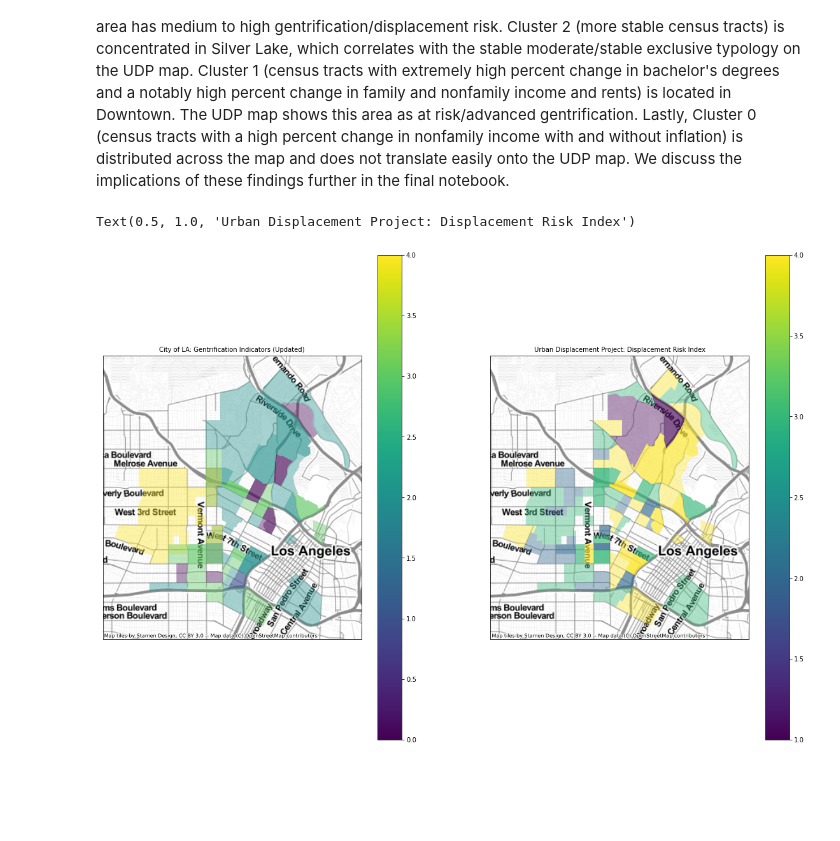
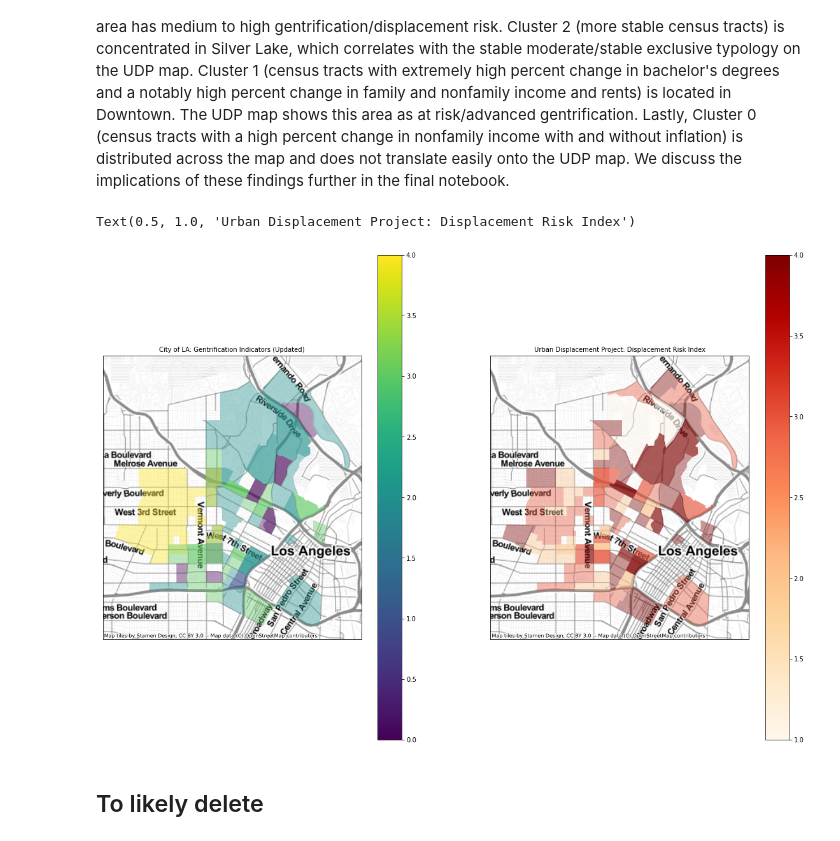
Before and after one commit to micamobrien/UDS-Project--Full-Team-, a Jupyter notebook: Clustering.ipynb, the cells around one changed output. Cells and saved outputs as stored; diff of their text form; code cells hidden in the pictures; blank space fills up the shorter version.

```diff
--- a/Clustering.ipynb
+++ b/Clustering.ipynb
@@ -403,7 +405,7 @@ radar_plot (kmeans, variablesGdf2)
 # %% [markdown]
 Next, I map the 5 clusters to see if I can identify spatial patterns. I join the base dataset to a census tract boundary file to execute the map.
 # %%
-census_tracts = gpd.read_file('Census_Tracts_2020.geojson')
+census_tracts = gpd.read_file('Data/Census_Tracts_2020.geojson')
 census_tracts
 # %% [output]
 |  | OBJECTID | CT20 | LABEL | ShapeSTArea | ShapeSTLength | geometry |
@@ -462,5 +466,5 @@ variablesGdf_final
 # %%
-variablesGdf_final = variablesGdf_final.drop(columns=['geometry_x', 'OBJECTID', 'CT20','LABEL', 'ShapeSTArea','ShapeSTLength', '_merge'])
+variablesGdf_final = variablesGdf_final.drop(columns=['geometry_x', 'OBJECTID','LABEL', 'ShapeSTArea','ShapeSTLength', '_merge'])
 # %%
 variablesGdf_final = variablesGdf_final.rename(columns={'geometry_y':'geometry'})
 # %%
@@ -999,6 +1003,6 @@ variablesGdf_final['Silver Lake'] = variablesGdf_final['Silver Lake'].replace(['
                                                                         'Downtown', 'Westlake'], '0')
 # %%
 variablesGdf_subset = variablesGdf_final[['name', 'geometry', 'GEOID', 'Typology', 'Typology_numeric',
-                                         'Typology_numeric2']]
+                                         'Typology_numeric2', 'CT20']]
 # %%
-variablesGdf_final1 = variablesGdf_final.drop(columns={'name', 'geometry', 'GEOID', 'Typology', 'cluster_id', 'Typology_numeric', 'Typology_numeric2'})
+variablesGdf_final1 = variablesGdf_final.drop(columns={'name', 'geometry', 'GEOID', 'Typology', 'CT20','cluster_id', 'Typology_numeric', 'Typology_numeric2'})
@@ -1072,25 +1078,25 @@ When I re-map the clusters next to the UDP map, greater patterns emerge. Cluster
 # %%
 fig, axs = plt.subplots(1, 2, figsize=(20, 14), sharex=True, sharey=True)
 
 ax1, ax2 = axs
 
 variablesGdf_final1.to_crs('EPSG:3857').plot('cluster_id', legend=True, ax = ax1, alpha=0.4)
 ctx.add_basemap(ax1, zoom=12, source=ctx.providers.Stamen.TonerLite)
 
 ax1.set_xticks([])
 ax1.set_yticks([])
 
 ax1.set_title('City of LA: Gentrification Indicators (Updated)', fontsize=10)
 
 
-variablesGdf_final1.to_crs('EPSG:3857').plot('Typology_numeric2', legend=True, ax = ax2, alpha=0.4)
+variablesGdf_final1.to_crs('EPSG:3857').plot('Typology_numeric2', legend=True, cmap='OrRd', ax = ax2, alpha=0.4)
 ctx.add_basemap(ax2, zoom=12, source=ctx.providers.Stamen.TonerLite)
 
 ax2.set_xticks([])
 ax2.set_yticks([])
 
 ax2.set_title('Urban Displacement Project: Displacement Risk Index', fontsize=10)
 # %% [output]
 Text(0.5, 1.0, 'Urban Displacement Project: Displacement Risk Index')
-[figure, old version]
+[figure, new version]
 # %%
@@ -1099,6 +1105,8 @@ variablesGdf_final1 = variablesGdf_final1.drop(columns={'cluster_id'})
 variablesGdf_final1 = gpd.GeoDataFrame(variablesGdf_final1, geometry='geometry')
 # %%
 variablesGdf_final1.to_file('Full_variable_list_5.30.22.geojson', driver='GeoJSON')
+# %% [markdown]
+## To likely delete
 # %%
 gdf = gpd.read_file('landvalue_pctchange.geojson')
 # %%
```
Also changed, not shown: parts of 16 cells of this notebook, 5 other files.
